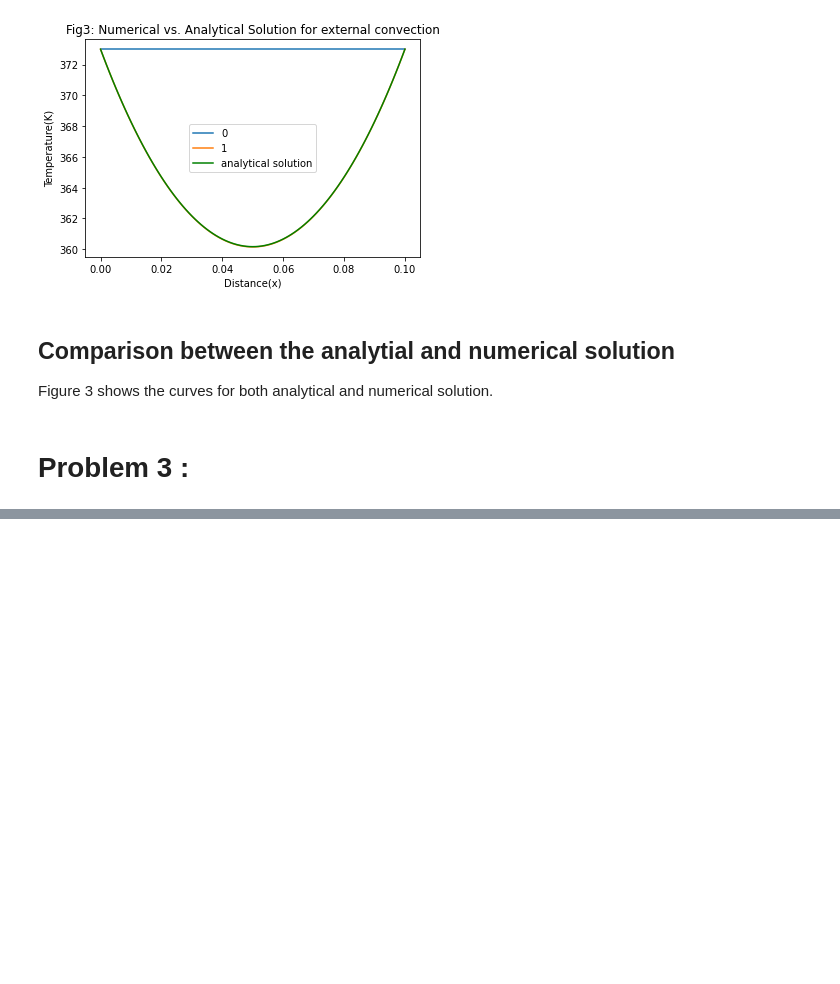
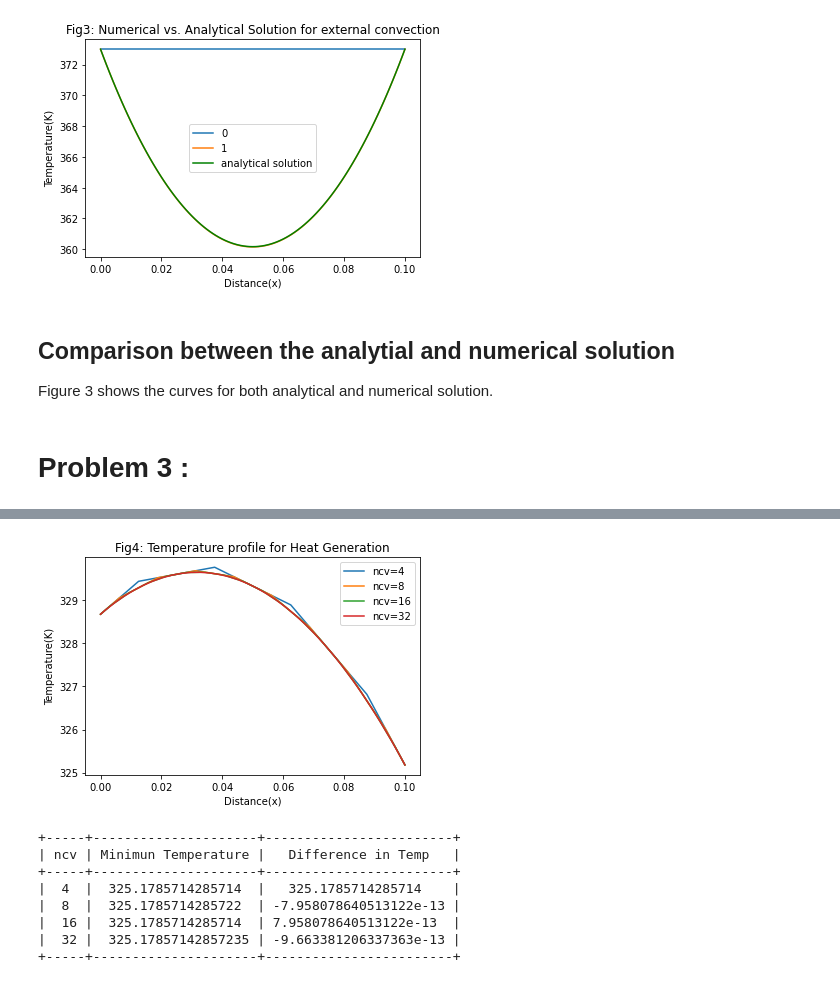
Before and after one commit to LamiaAroni/9710_CFD_project1, a Jupyter notebook: CFD_Assignment_lamia.ipynb, the cells around one changed output, grey strips where cells are left out. Saved outputs shown, nothing was run; the diff lists cells and outputs as text; code cells hidden in the pictures; blank space fills up the shorter version.

Commit message:
Problem 4 : Completed.
1. Modified grid independence test
2. Compared results

```diff
--- a/CFD_Assignment_lamia.ipynb
+++ b/CFD_Assignment_lamia.ipynb
@@ -1546,3 +1546,11 @@ for i in range(maxIter):
     # Store the solution
     T_solns.append(np.copy(T))
     print(T)
+
+#Calculating the avg temperature for Grid Indepedence test:
+min1 = np.min(T)
+print('Minimum Temp for ncv = 4 is ', min1)
+
+#Storing the solution for grid indepence test
+T1 = T
+xP1 = grid.xP
@@ -1561,0 +1854,46 @@ plt.show()
+# %%
+%matplotlib inline
+import matplotlib.pyplot as plt
+
+#Ploting all the curves for different ncv
+
+plt.plot(xP1, T1, label='ncv=4')
+plt.plot(xP2, T2, label='ncv=8')
+plt.plot(xP3, T3, label='ncv=16')
+plt.plot(xP4, T4, label='ncv=32')
+
+
+plt.xlabel("Distance(x)")
+plt.ylabel("Temperature(K)")
+plt.legend()
+
+#Display the title
+plt.title('Fig4: Temperature profile for Heat Generation')
+plt.show()
+
+
+
+from prettytable import PrettyTable
+import random
+
+x = PrettyTable()
+
+x.field_names = ["ncv", "Minimun Temperature", "Difference in Temp"]
+
+x.add_row([4, min1, min1])
+x.add_row([8, min2, -min2+min1])
+x.add_row([16, min3, -min3+min2])
+x.add_row([32, min4, -min4+min3])
+
+
+print(x)
+# %% [output]
+[figure, added]
++-----+---------------------+------------------------+
+| ncv | Minimun Temperature |   Difference in Temp   |
++-----+---------------------+------------------------+
+|  4  |  325.1785714285714  |   325.1785714285714    |
+|  8  |  325.1785714285722  | -7.958078640513122e-13 |
+|  16 |  325.1785714285714  | 7.958078640513122e-13  |
+|  32 |  325.17857142857235 | -9.663381206337363e-13 |
++-----+---------------------+------------------------+
```
Also changed, not shown: parts of 44 cells of this notebook.
